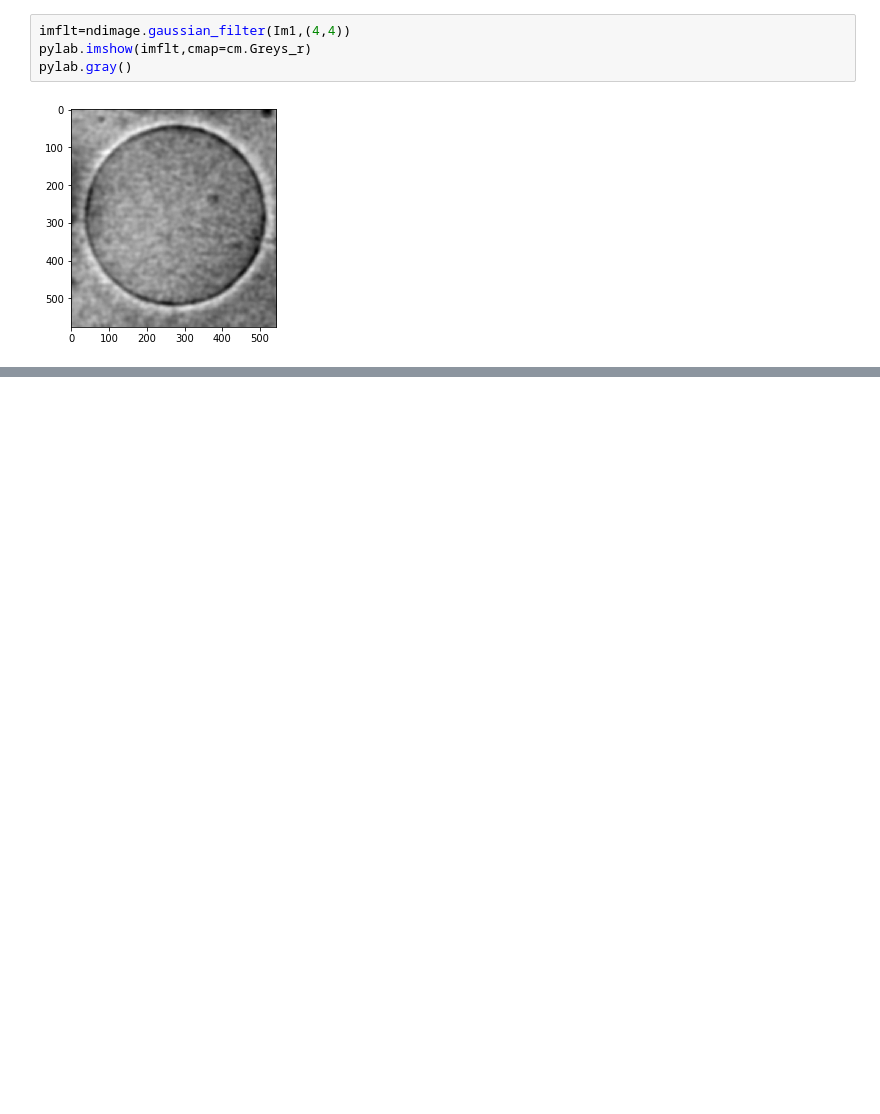
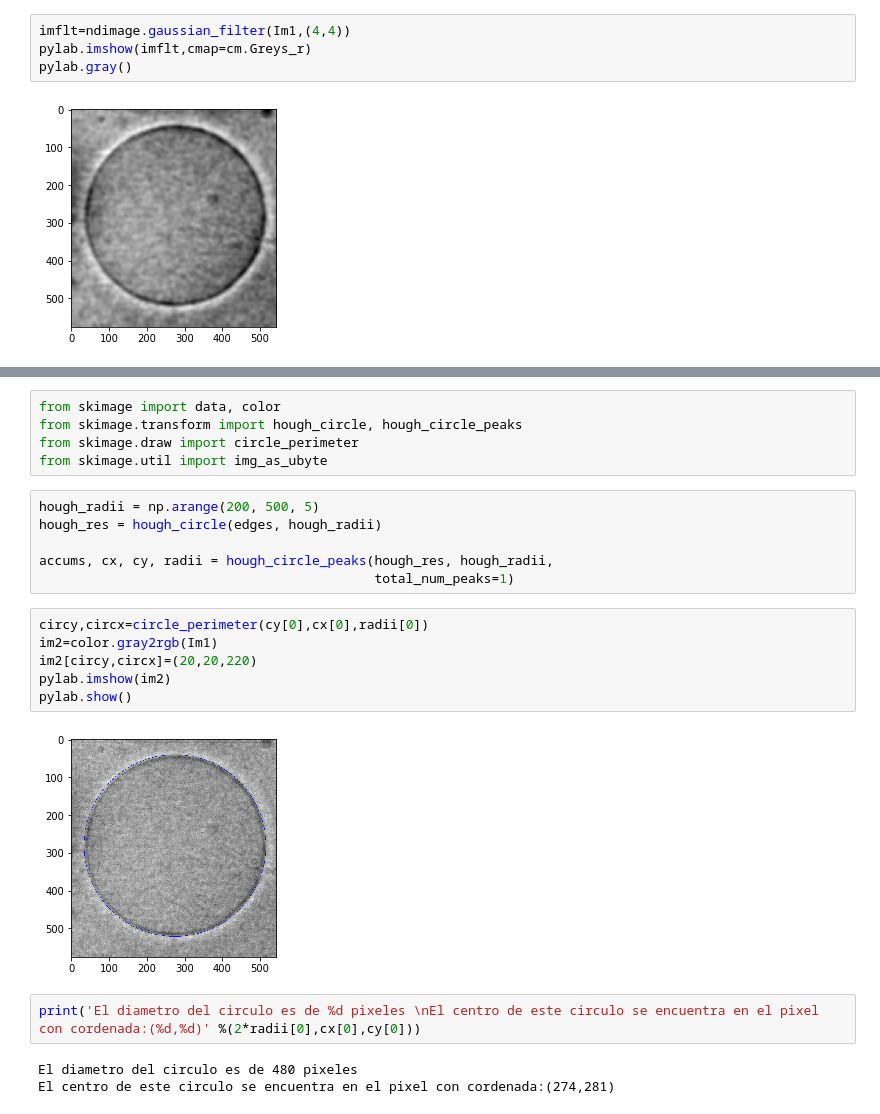
Before and after one commit to jrod781/Herramientas-Computacionales-IMEC3602, a Jupyter notebook: analisisdeImagenes/intro_imagenes.ipynb, the cells around one changed output, grey strips where cells are left out. Drawn from its saved outputs; the diff is of its cells as text; blank space fills up the shorter version.

```diff
--- a/analisisdeImagenes/intro_imagenes.ipynb
+++ b/analisisdeImagenes/intro_imagenes.ipynb
@@ -236,0 +245,24 @@ pylab.gray()
+# %%
+from skimage import data, color
+from skimage.transform import hough_circle, hough_circle_peaks
+from skimage.draw import circle_perimeter
+from skimage.util import img_as_ubyte
+# %%
+hough_radii = np.arange(200, 500, 5)
+hough_res = hough_circle(edges, hough_radii)
+
+accums, cx, cy, radii = hough_circle_peaks(hough_res, hough_radii,
+                                           total_num_peaks=1)
+# %%
+circy,circx=circle_perimeter(cy[0],cx[0],radii[0])
+im2=color.gray2rgb(Im1)
+im2[circy,circx]=(20,20,220)
+pylab.imshow(im2)
+pylab.show()
+# %% [output]
+[figure, added]
+# %%
+print('El diametro del circulo es de %d pixeles \nEl centro de este circulo se encuentra en el pixel con cordenada:(%d,%d)' %(2*radii[0],cx[0],cy[0]))
+# %% [output]
+El diametro del circulo es de 480 pixeles
+El centro de este circulo se encuentra en el pixel con cordenada:(274,281)
```
Also changed, not shown: parts of 3 cells of this notebook, 4 other files.
